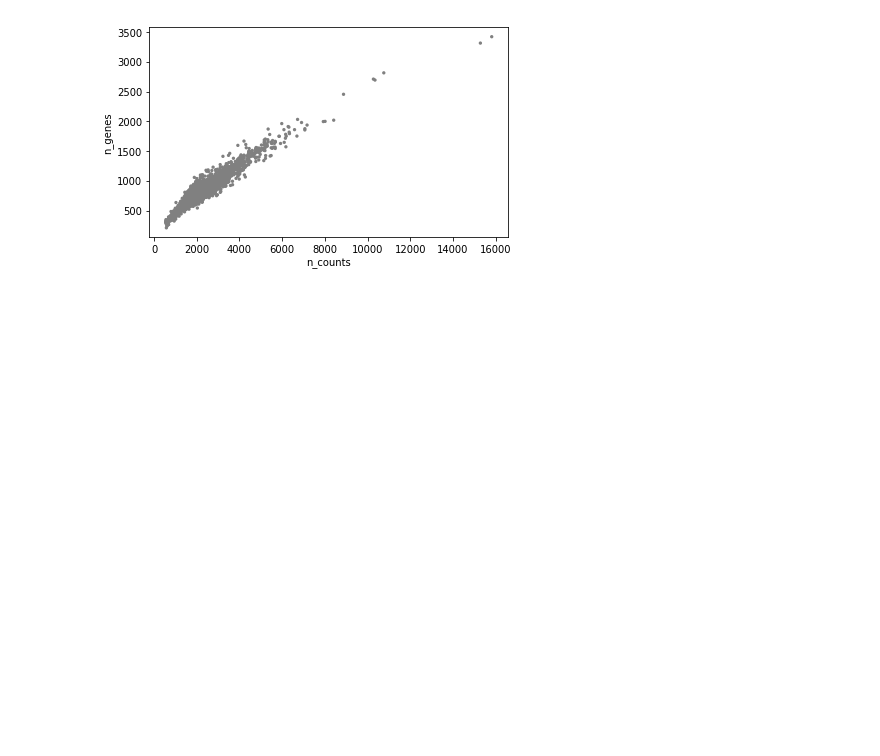
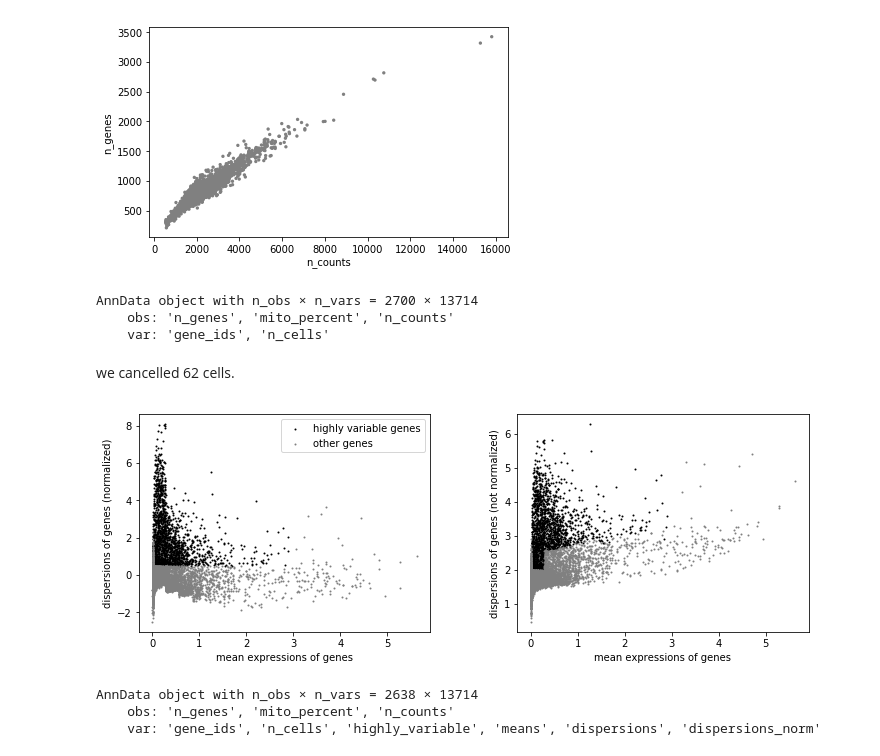
Before and after one commit to datascience-mobi/group-01-project-4-1, a Jupyter notebook: Data cleanup, Marker genes.ipynb, the cells around one changed output. Drawn from its saved outputs; the diff is of its cells as text; code cells hidden in the pictures; blank space fills up the shorter version.

Commit message:
Update Data cleanup, Marker genes.ipynb
irgendwas convertiert hoffentlich bringts was
bis nach der nächsten maus

```diff
--- a/Data cleanup, Marker genes.ipynb
+++ b/Data cleanup, Marker genes.ipynb
@@ -112,3 +108,15 @@ sc.pl.scatter(adata, x='n_counts', y='n_genes')
 # %% [output]
 [figure]
 [figure]
+# %%
+adata # this shows the additional observations we made and added to the annotated data
+# %% [output]
+AnnData object with n_obs × n_vars = 2700 × 13714
+    obs: 'n_genes', 'mito_percent', 'n_counts'
+    var: 'gene_ids', 'n_cells'
+# %%
+#the elimination
+adata = adata[adata.obs['n_genes'] < 2500, :]
+adata = adata[adata.obs['mito_percent'] < 0.05, :]
+# %% [markdown]
+we cancelled 62 cells.
@@ -114,0 +125,12 @@ sc.pl.scatter(adata, x='n_counts', y='n_genes')
+# %%
+sc.pp.normalize_per_cell(adata, counts_per_cell_after=1e4)
+sc.pp.log1p(adata)
+sc.pl.highly_variable_genes(adata)
+# %% [output]
+[figure, added]
+# %%
+adata
+# %% [output]
+AnnData object with n_obs × n_vars = 2638 × 13714
+    obs: 'n_genes', 'mito_percent', 'n_counts'
+    var: 'gene_ids', 'n_cells', 'highly_variable', 'means', 'dispersions', 'dispersions_norm'
```
Also changed, not shown: parts of 13 cells of this notebook.
